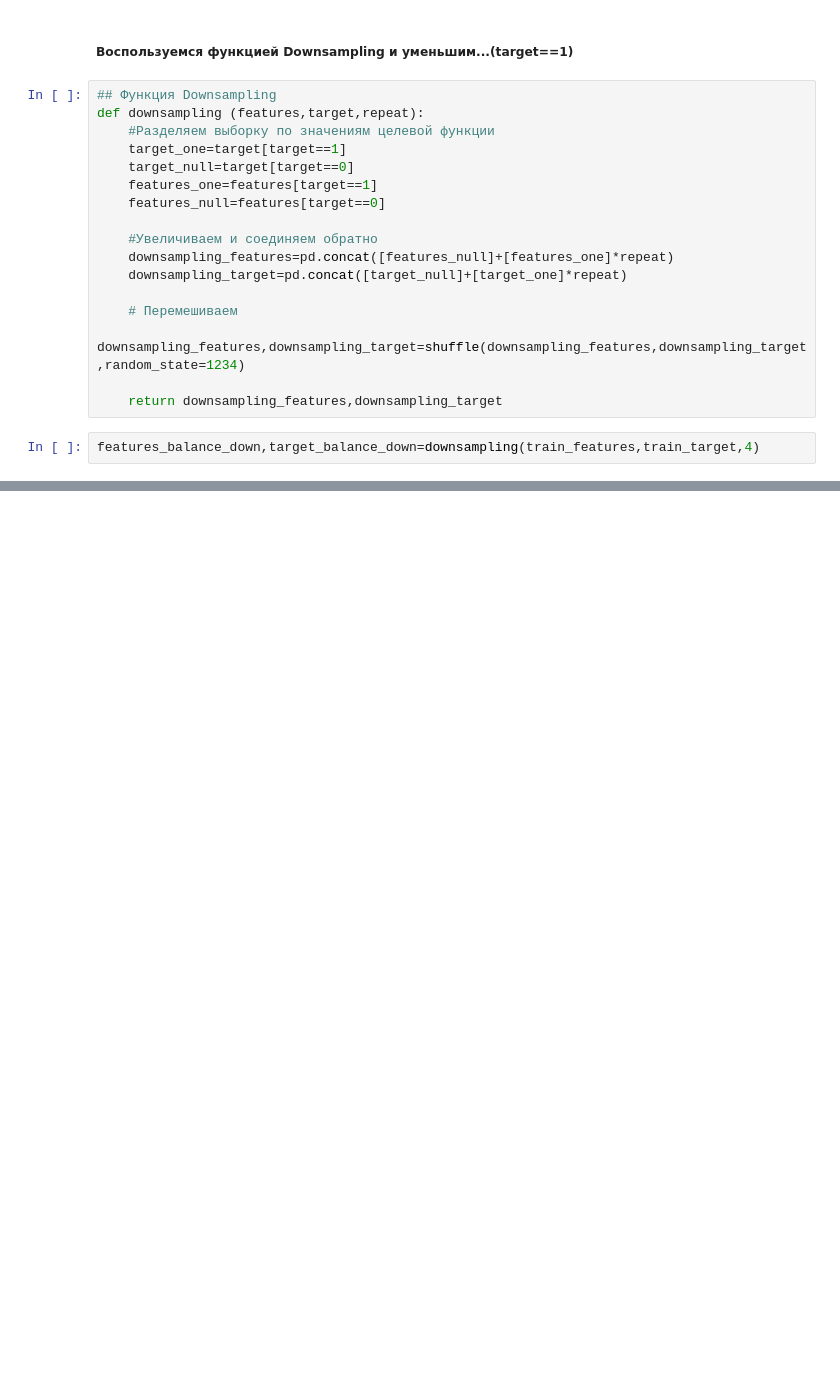
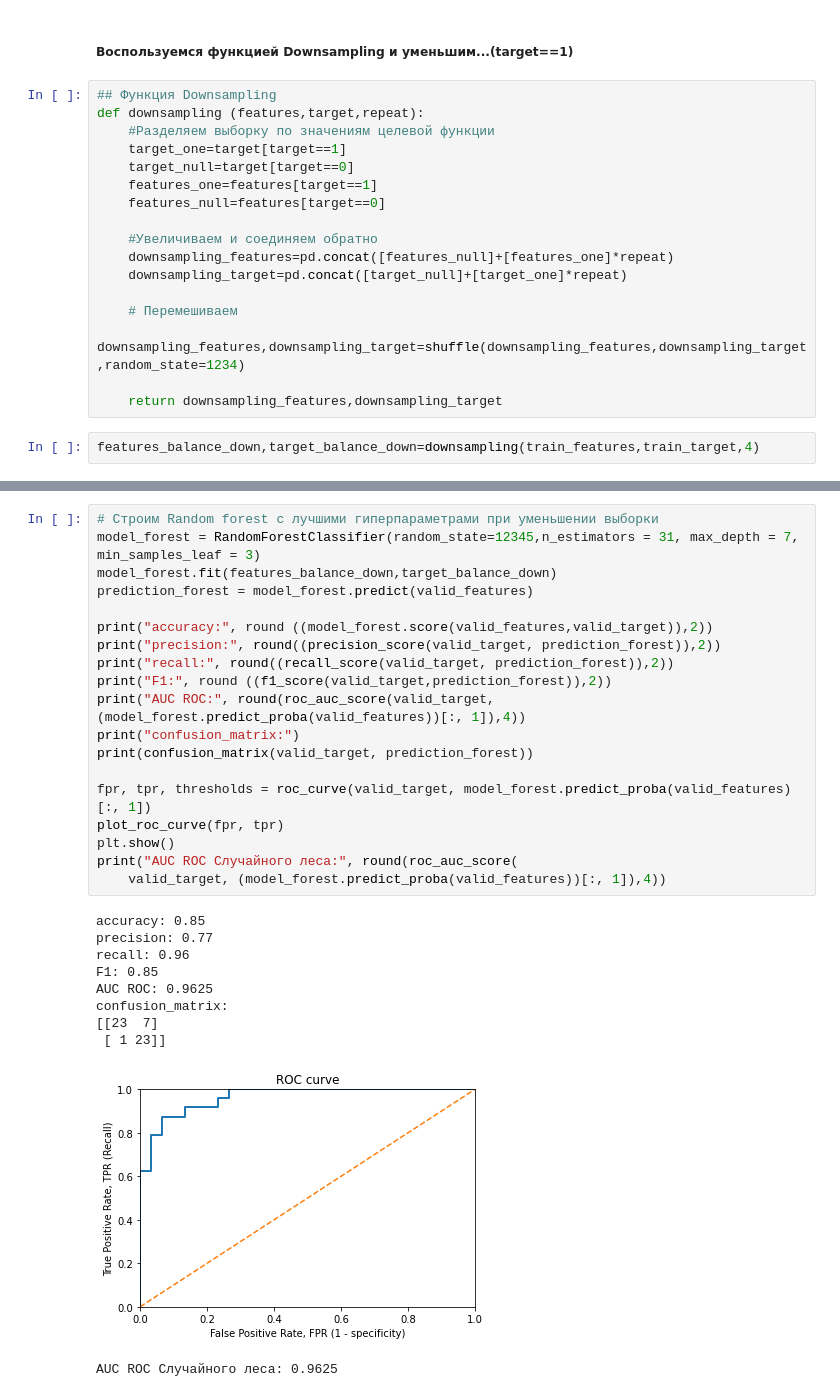
Before and after one commit to ElizabethShoshev/Project-masterskay, a Jupyter notebook: пробник.ipynb, the cells around one changed output, grey strips where cells are left out. Drawn from its saved outputs; the diff is of its cells as text; blank space fills up the shorter version.

```diff
--- a/пробник.ipynb
+++ b/пробник.ipynb
@@ -398,0 +555,30 @@ features_balance_down,target_balance_down=downsampling(train_features,train_targ
+# %%
+# Строим Random forest с лучшими гиперпараметрами при уменьшении выборки
+model_forest = RandomForestClassifier(random_state=12345,n_estimators = 31, max_depth = 7, min_samples_leaf = 3)
+model_forest.fit(features_balance_down,target_balance_down)
+prediction_forest = model_forest.predict(valid_features)
+
+print("accuracy:", round ((model_forest.score(valid_features,valid_target)),2))
+print("precision:", round((precision_score(valid_target, prediction_forest)),2))
+print("recall:", round((recall_score(valid_target, prediction_forest)),2))
+print("F1:", round ((f1_score(valid_target,prediction_forest)),2))
+print("AUC ROC:", round(roc_auc_score(valid_target, (model_forest.predict_proba(valid_features))[:, 1]),4))
+print("confusion_matrix:")
+print(confusion_matrix(valid_target, prediction_forest))
+
+fpr, tpr, thresholds = roc_curve(valid_target, model_forest.predict_proba(valid_features)[:, 1])
+plot_roc_curve(fpr, tpr)
+plt.show()
+print("AUC ROC Случайного леса:", round(roc_auc_score(
+    valid_target, (model_forest.predict_proba(valid_features))[:, 1]),4))
+# %% [output]
+accuracy: 0.85
+precision: 0.77
+recall: 0.96
+F1: 0.85
+AUC ROC: 0.9625
+confusion_matrix:
+[[23  7]
+ [ 1 23]]
+[figure, added]
+AUC ROC Случайного леса: 0.9625
```
Also changed, not shown: parts of 14 cells of this notebook, 1 other file.
